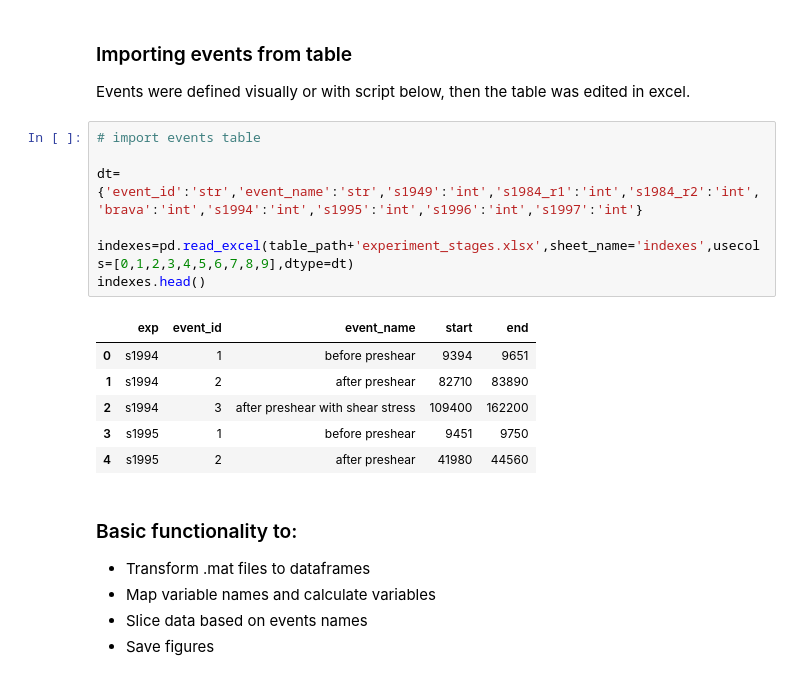
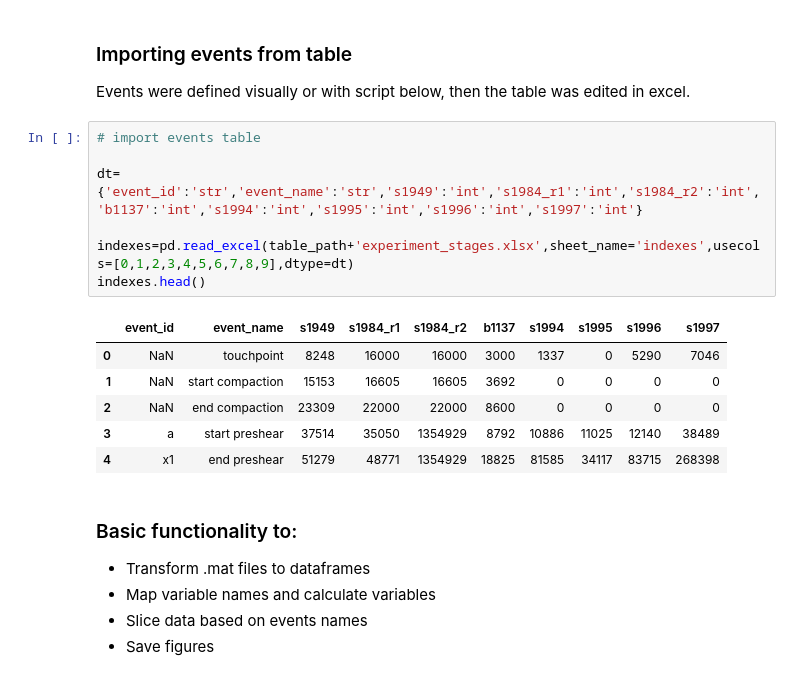
Before and after one commit to aretu/fluid_injection_shiva, a Jupyter notebook: code/plots-multireactivation.ipynb, the cells around one changed output. Saved outputs shown, nothing was run; the diff lists cells and outputs as text.

```diff
--- a/code/plots-multireactivation.ipynb
+++ b/code/plots-multireactivation.ipynb
@@ -42,17 +43,17 @@ Events were defined visually or with script below, then the table was edited in
 # %%
 # import events table
 
-dt={'event_id':'str','event_name':'str','s1949':'int','s1984_r1':'int','s1984_r2':'int','brava':'int','s1994':'int','s1995':'int','s1996':'int','s1997':'int'}
+dt={'event_id':'str','event_name':'str','s1949':'int','s1984_r1':'int','s1984_r2':'int','b1137':'int','s1994':'int','s1995':'int','s1996':'int','s1997':'int'}
 
 indexes=pd.read_excel(table_path+'experiment_stages.xlsx',sheet_name='indexes',usecols=[0,1,2,3,4,5,6,7,8,9],dtype=dt)
 indexes.head()
 # %% [output]
-|  | exp | event_id | event_name | start | end |
-| 0 | s1994 | 1 | before preshear | 9394 | 9651 |
-| 1 | s1994 | 2 | after preshear | 82710 | 83890 |
-| 2 | s1994 | 3 | after preshear with shear stress | 109400 | 162200 |
-| 3 | s1995 | 1 | before preshear | 9451 | 9750 |
-| 4 | s1995 | 2 | after preshear | 41980 | 44560 |
+|  | event_id | event_name | s1949 | s1984_r1 | s1984_r2 | b1137 | s1994 | s1995 | s1996 | s1997 |
+| 0 | NaN | touchpoint | 8248 | 16000 | 16000 | 3000 | 1337 | 0 | 5290 | 7046 |
+| 1 | NaN | start compaction | 15153 | 16605 | 16605 | 3692 | 0 | 0 | 0 | 0 |
+| 2 | NaN | end compaction | 23309 | 22000 | 22000 | 8600 | 0 | 0 | 0 | 0 |
+| 3 | a | start preshear | 37514 | 35050 | 1354929 | 8792 | 10886 | 11025 | 12140 | 38489 |
+| 4 | x1 | end preshear | 51279 | 48771 | 1354929 | 18825 | 81585 | 34117 | 83715 | 268398 |
 # %% [markdown]
 ### Basic functionality to:
 - Transform .mat files to dataframes
```
Also changed, not shown: parts of 12 cells of this notebook.
